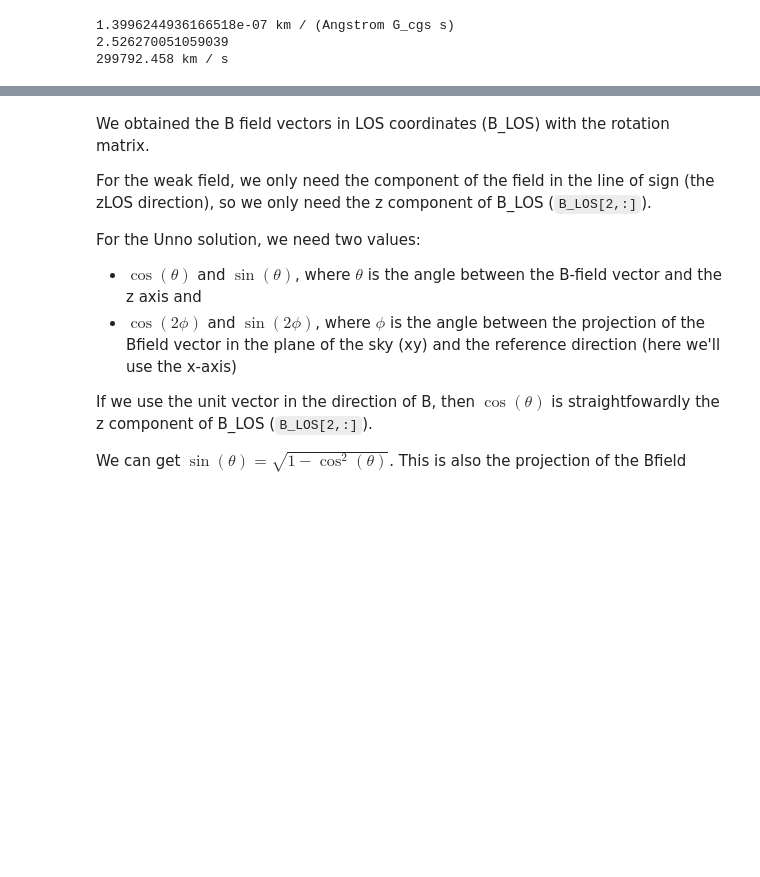
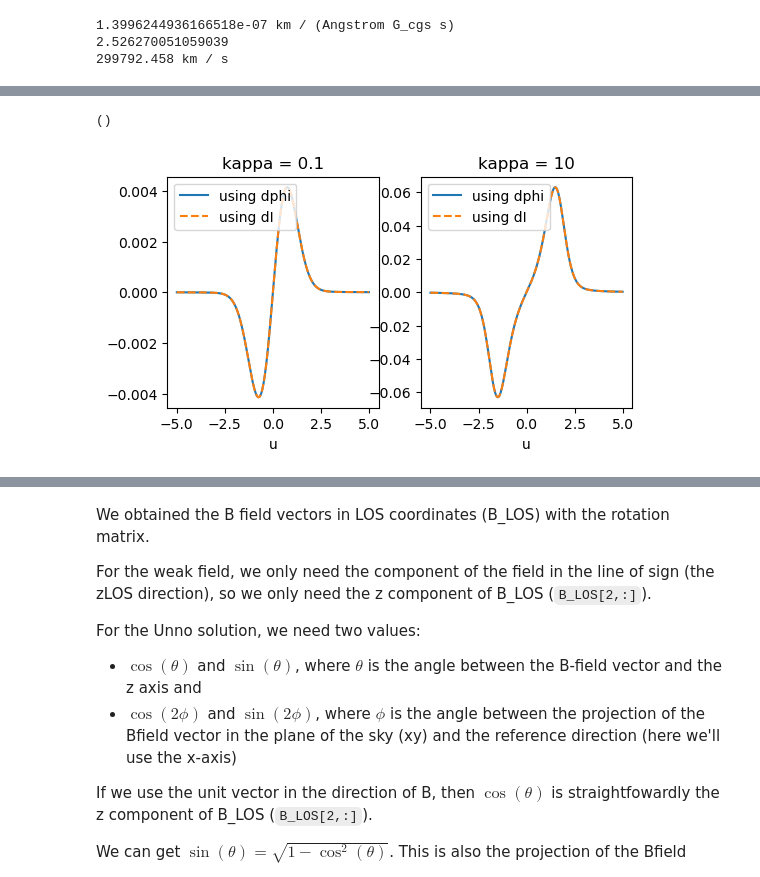
Before and after one commit to veropetit/pyRaven, a Jupyter notebook: diskint2_doc.ipynb, the cells around one changed output, grey strips where cells are left out. Drawn from its saved outputs; the diff is of its cells as text; code cells hidden in the pictures; blank space fills up the shorter version.

```diff
--- a/diskint2_doc.ipynb
+++ b/diskint2_doc.ipynb
@@ -99,0 +234,19 @@ print(const.c.to(u.km/u.s))
+# %%
+def fig_Vout(ax, kappa, geff, uB, muS1): # u phi and dphi are defined in cell above.
+    I = 1 + muS1/(1+kappa*phi)
+    dI = np.gradient(I, u)
+    V1 = -muS1 * kappa * geff * uB * dphi / (1 + kappa*phi)**2
+    V2 = geff * uB * dI
+    ax.plot(u, V1, label='using dphi')
+    ax.plot(u, V2, label='using dI', ls='--')
+    ax.set_xlabel('u')
+    ax.set_title('kappa = {}'.format(kappa))
+    ax.legend(loc=0)
+    return()
+
+fig, ax = plt.subplots(1,2, figsize=(6,3))
+fig_Vout(ax[0], 0.1, 1.0, 0.1, 1.0)
+fig_Vout(ax[1], 10, 1.0, 0.1, 1.0)
+# %% [output]
+()
+[figure, added]
```
Also changed, not shown: parts of 14 cells of this notebook.
